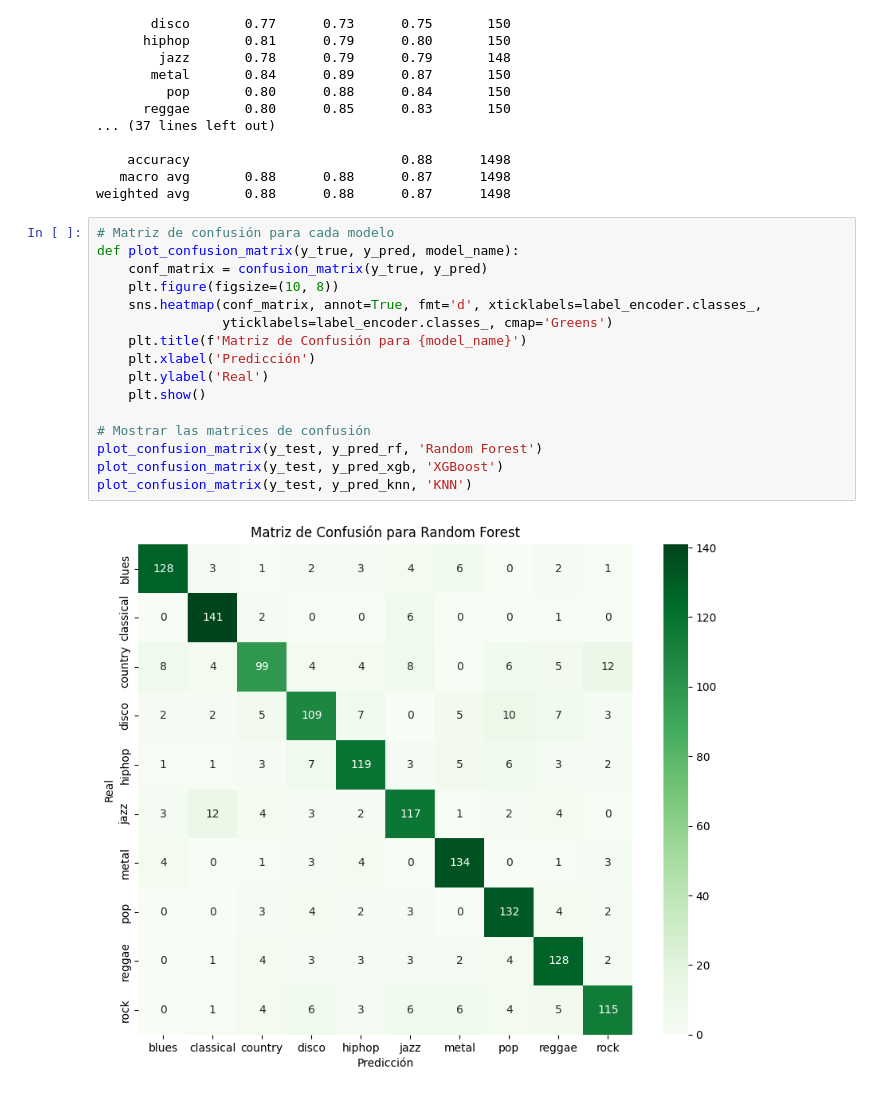
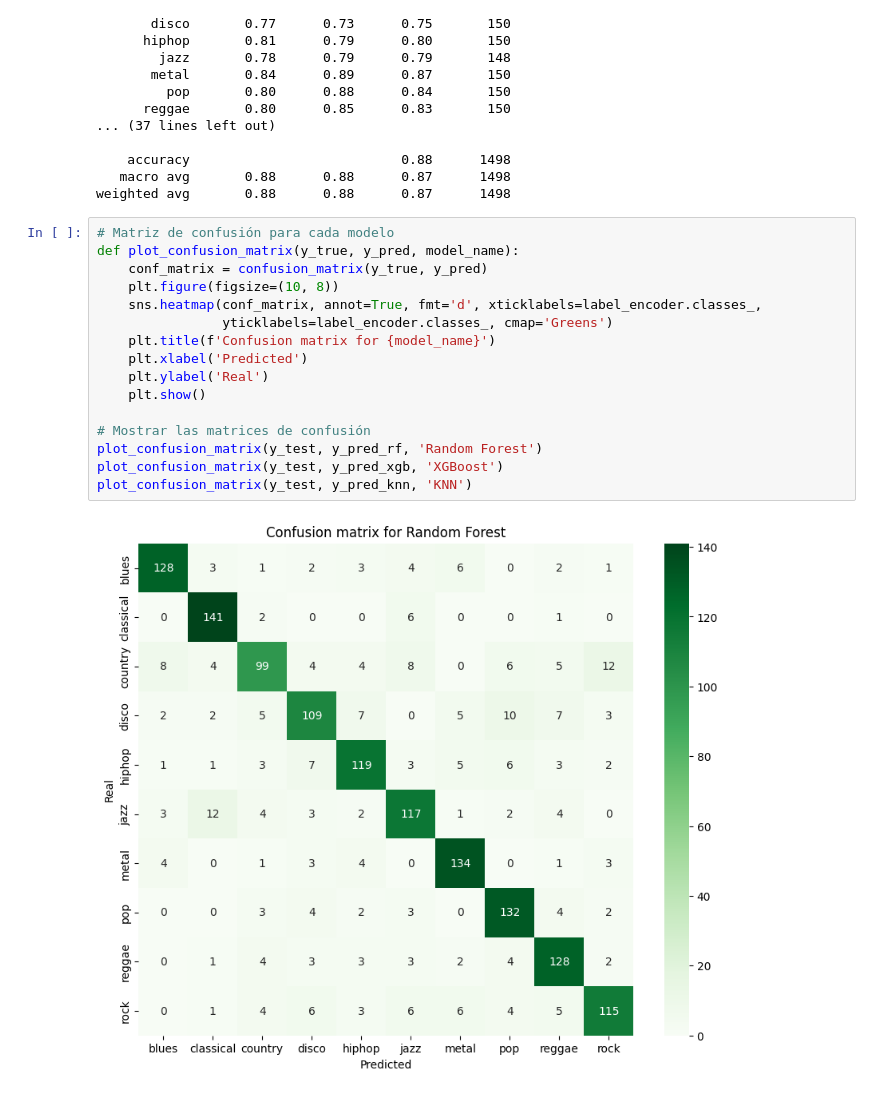
Before and after one commit to SixSunSets/Music-Genre-Classifier, a Jupyter notebook: notebooks/notebook.ipynb, the cells around one changed output. Drawn from its saved outputs; the diff is of its cells as text.

```diff
--- a/notebooks/notebook.ipynb
+++ b/notebooks/notebook.ipynb
@@ -556,18 +556,18 @@ weighted avg       0.88      0.88      0.87      1498
 # %%
 # Matriz de confusión para cada modelo
 def plot_confusion_matrix(y_true, y_pred, model_name):
     conf_matrix = confusion_matrix(y_true, y_pred)
     plt.figure(figsize=(10, 8))
     sns.heatmap(conf_matrix, annot=True, fmt='d', xticklabels=label_encoder.classes_,
                 yticklabels=label_encoder.classes_, cmap='Greens')
-    plt.title(f'Matriz de Confusión para {model_name}')
-    plt.xlabel('Predicción')
+    plt.title(f'Confusion matrix for {model_name}')
+    plt.xlabel('Predicted')
     plt.ylabel('Real')
     plt.show()
 
 # Mostrar las matrices de confusión
 plot_confusion_matrix(y_test, y_pred_rf, 'Random Forest')
 plot_confusion_matrix(y_test, y_pred_xgb, 'XGBoost')
 plot_confusion_matrix(y_test, y_pred_knn, 'KNN')
 # %% [output]
-[figure, old version]
+[figure, new version]
```
Also changed, not shown: parts of 1 cell of this notebook, 2 other files.
